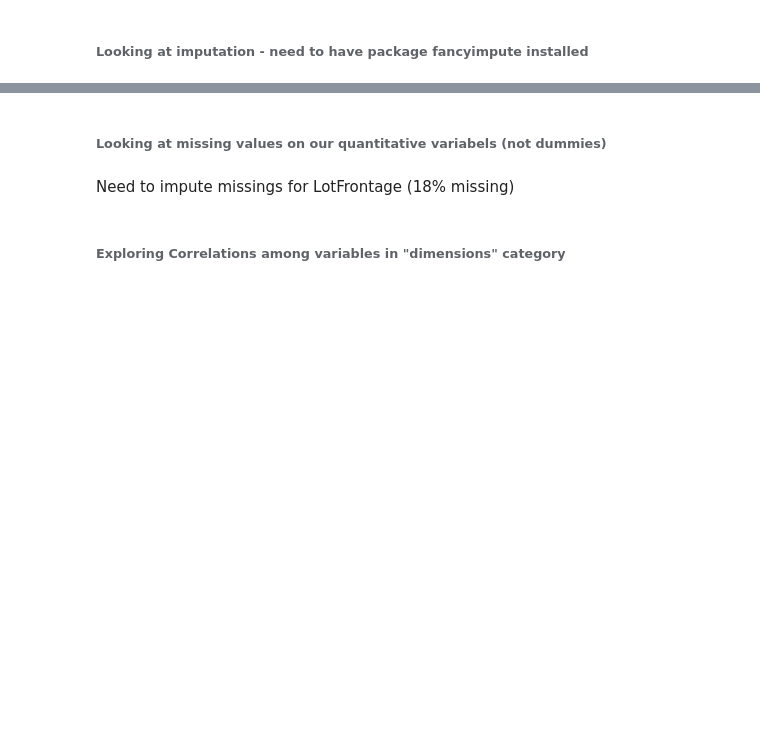
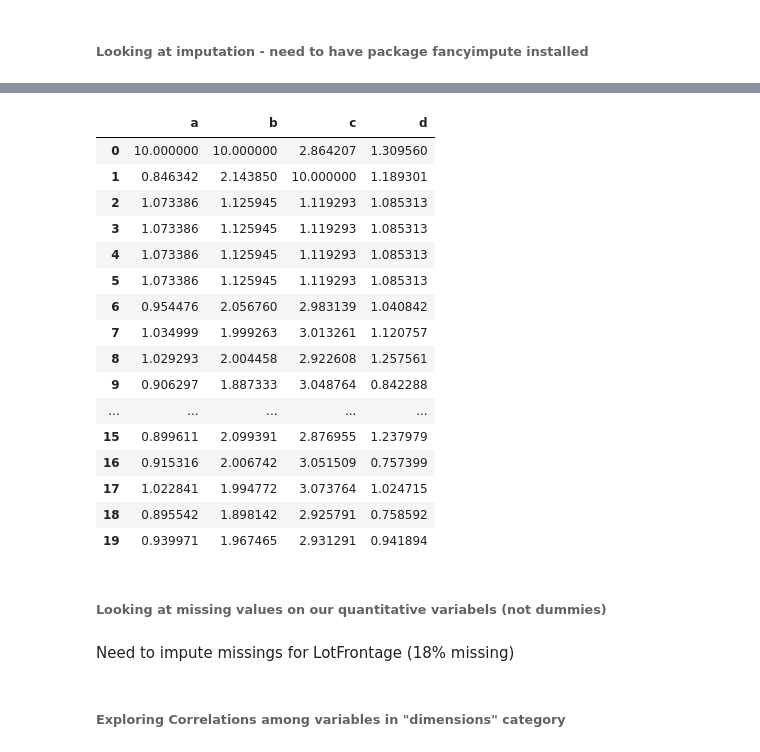
Before and after one commit to gwenkf/IowaHousePrices, a Jupyter notebook: House_Prices_Prepare_Dimitri.ipynb, the cells around one changed output, grey strips where cells are left out. Saved outputs shown, nothing was run; the diff lists cells and outputs as text; code cells hidden in the pictures; blank space fills up the shorter version.

```diff
--- a/House_Prices_Prepare_Dimitri.ipynb
+++ b/House_Prices_Prepare_Dimitri.ipynb
@@ -2701,7 +2743,9 @@ df
 # df_filled = KNN(k=5).complete(df)
 
 # But I was thinking we should use a more powerfule method - MICE. Does this work?
-# from fancyimpute import MICE
-# mice = MICE(n_imputations=100, impute_type='col')  # In this line we can vary arguments for MICE
+from fancyimpute import MICE
+mice = MICE(n_imputations=100, impute_type='col')  # In this line we can vary arguments for MICE
 # I can't check what arguments MICE can take as I don't have the package installed
-# df_filled = mice.complete(df)
+df_filled = mice.complete(df)
+df_filled
+# %% [output]
@@ -2708,3 +2769,20 @@ df
+|  | a | b | c | d |
+| 0 | 10.000000 | 10.000000 | 2.864207 | 1.309560 |
+| 1 | 0.846342 | 2.143850 | 10.000000 | 1.189301 |
+| 2 | 1.073386 | 1.125945 | 1.119293 | 1.085313 |
+| 3 | 1.073386 | 1.125945 | 1.119293 | 1.085313 |
+| 4 | 1.073386 | 1.125945 | 1.119293 | 1.085313 |
+| 5 | 1.073386 | 1.125945 | 1.119293 | 1.085313 |
+| 6 | 0.954476 | 2.056760 | 2.983139 | 1.040842 |
+| 7 | 1.034999 | 1.999263 | 3.013261 | 1.120757 |
+| 8 | 1.029293 | 2.004458 | 2.922608 | 1.257561 |
+| 9 | 0.906297 | 1.887333 | 3.048764 | 0.842288 |
+| ... | ... | ... | ... | ... |
+| 15 | 0.899611 | 2.099391 | 2.876955 | 1.237979 |
+| 16 | 0.915316 | 2.006742 | 3.051509 | 0.757399 |
+| 17 | 1.022841 | 1.994772 | 3.073764 | 1.024715 |
+| 18 | 0.895542 | 1.898142 | 2.925791 | 0.758592 |
+| 19 | 0.939971 | 1.967465 | 2.931291 | 0.941894 |
 # %%
 #list(train)
 # %% [markdown]
```
Also changed, not shown: parts of 29 cells of this notebook.
